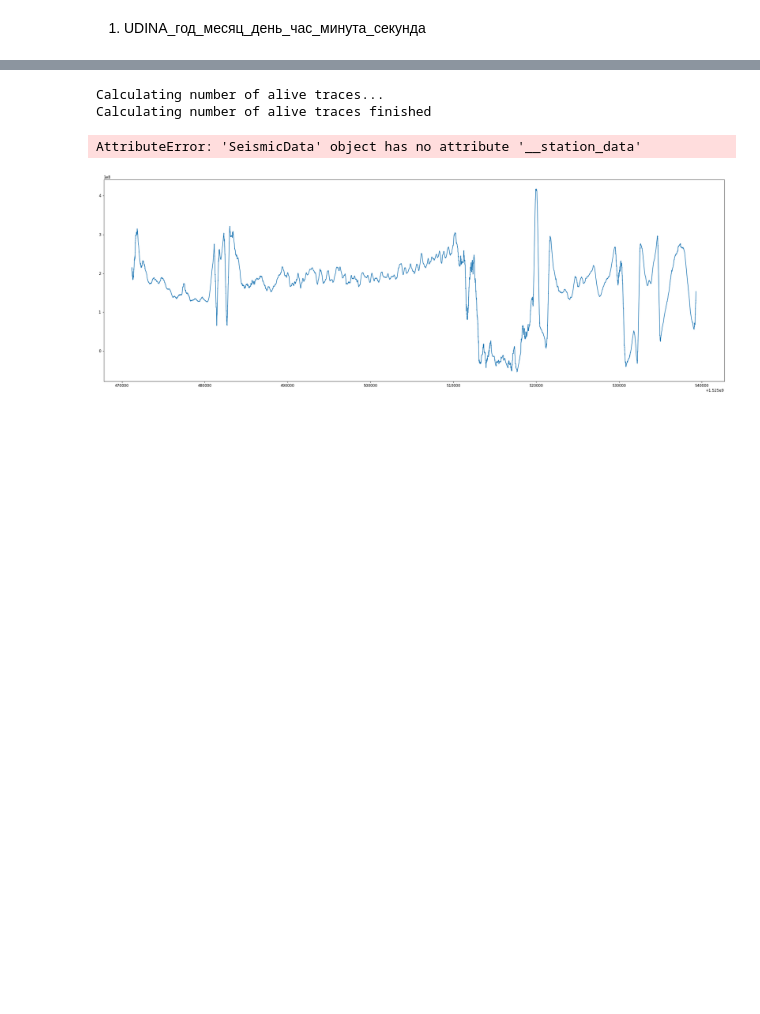
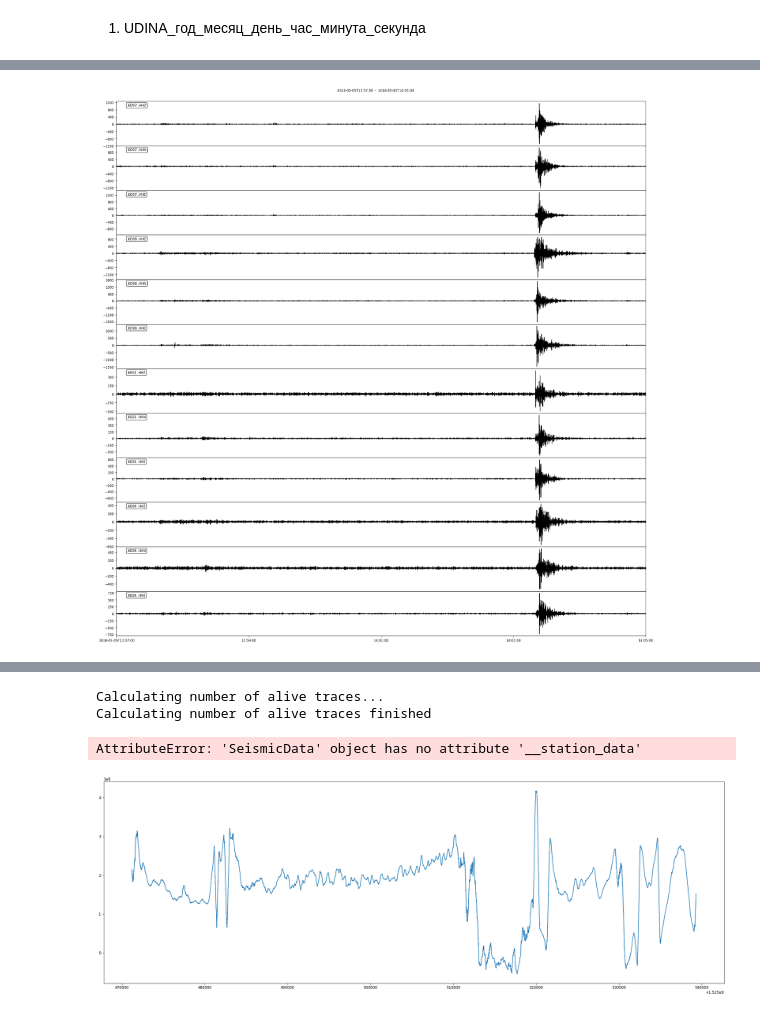
Before and after one commit to asergeev95/obspy_data_processing, a Jupyter notebook: OBSPY/data_stitching.ipynb, the cells around one changed output, grey strips where cells are left out. Drawn from its saved outputs; the diff is of its cells as text; code cells hidden in the pictures; blank space fills up the shorter version.

```diff
--- a/OBSPY/data_stitching.ipynb
+++ b/OBSPY/data_stitching.ipynb
@@ -44,0 +68,6 @@ Wall time: 4.34 s
+# %%
+low_filtered = detrended.copy()
+low_filtered = low_filtered.filter("bandpass", freqmin=2, freqmax=6)
+low_filtered.plot(equal_scale=False, starttime=UTCDateTime('2018-05-05T13:57:00'), endtime=UTCDateTime('2018-05-05T14:05:00'), size=(2000, 2000))
+# %% [output]
+[figure, added]
```
Also changed, not shown: parts of 8 cells of this notebook.
